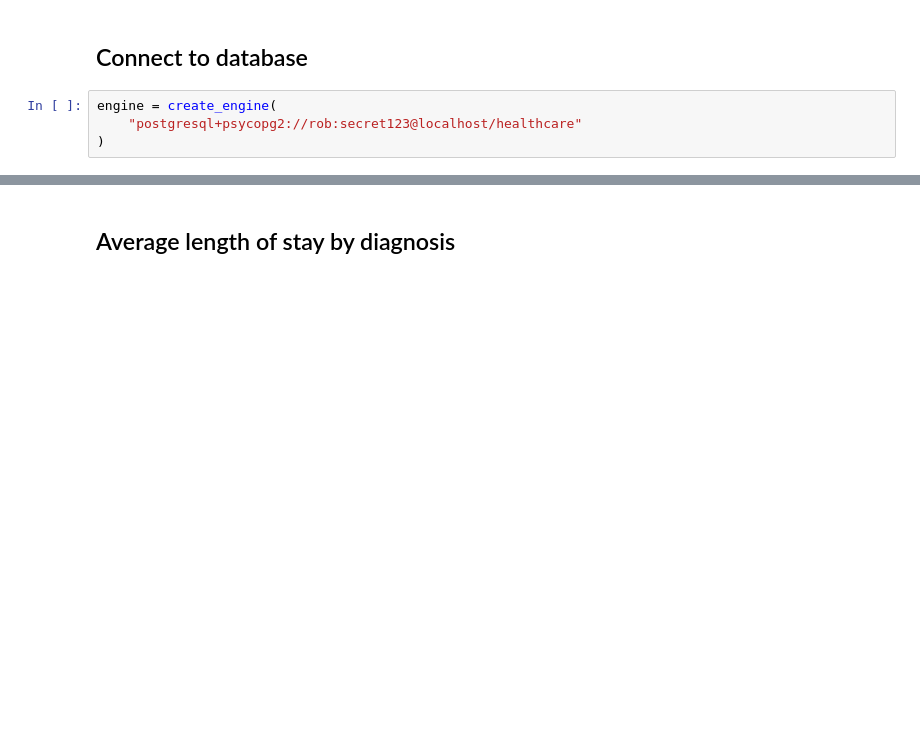
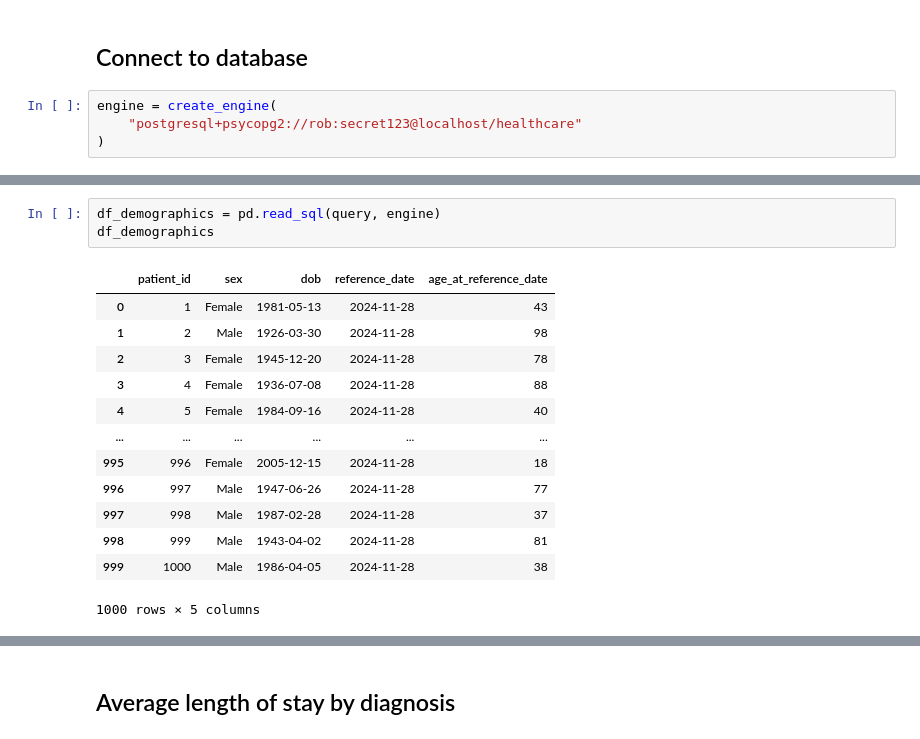
Before and after one commit to robertmaidstone/readmission-study, a Jupyter notebook: notebooks/analysis.ipynb, the cells around one changed output, grey strips where cells are left out. Cells and saved outputs as stored; diff of their text form; blank space fills up the shorter version.

```diff
--- a/notebooks/analysis.ipynb
+++ b/notebooks/analysis.ipynb
@@ -17,0 +37,17 @@ engine = create_engine(
+# %%
+df_demographics = pd.read_sql(query, engine)
+df_demographics
+# %% [output]
+|  | patient_id | sex | dob | reference_date | age_at_reference_date |
+| 0 | 1 | Female | 1981-05-13 | 2024-11-28 | 43 |
+| 1 | 2 | Male | 1926-03-30 | 2024-11-28 | 98 |
+| 2 | 3 | Female | 1945-12-20 | 2024-11-28 | 78 |
+| 3 | 4 | Female | 1936-07-08 | 2024-11-28 | 88 |
+| 4 | 5 | Female | 1984-09-16 | 2024-11-28 | 40 |
+| ... | ... | ... | ... | ... | ... |
+| 995 | 996 | Female | 2005-12-15 | 2024-11-28 | 18 |
+| 996 | 997 | Male | 1947-06-26 | 2024-11-28 | 77 |
+| 997 | 998 | Male | 1987-02-28 | 2024-11-28 | 37 |
+| 998 | 999 | Male | 1943-04-02 | 2024-11-28 | 81 |
+| 999 | 1000 | Male | 1986-04-05 | 2024-11-28 | 38 |
+1000 rows × 5 columns
```
Also changed, not shown: parts of 7 cells of this notebook.
